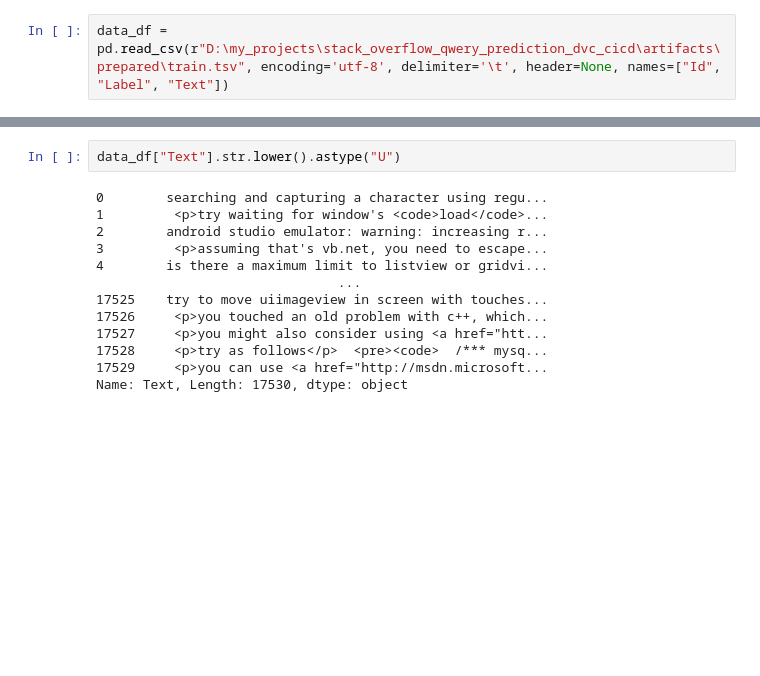
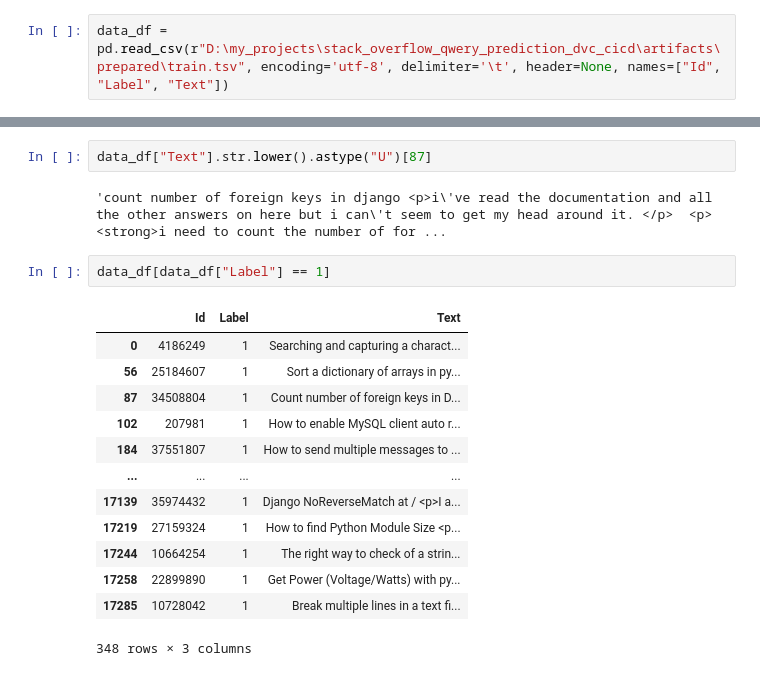
Before and after one commit to DaramNikhil/Stack-Overflow-Query-Prediction-cicd-dvc, a Jupyter notebook: notebook/stack_qwery.ipynb, the cells around one changed output, grey strips where cells are left out. Drawn from its saved outputs; the diff is of its cells as text; blank space fills up the shorter version.

Commit message:
data update

```diff
--- a/notebook/stack_qwery.ipynb
+++ b/notebook/stack_qwery.ipynb
@@ -85,15 +85,20 @@ data_df
 # %%
-data_df["Text"].str.lower().astype("U")
+data_df["Text"].str.lower().astype("U")[87]
 # %% [output]
-0        searching and capturing a character using regu...
-1         <p>try waiting for window's <code>load</code>...
-2        android studio emulator: warning: increasing r...
-3         <p>assuming that's vb.net, you need to escape...
-4        is there a maximum limit to listview or gridvi...
-                               ...
-17525    try to move uiimageview in screen with touches...
-17526     <p>you touched an old problem with c++, which...
-17527     <p>you might also consider using <a href="htt...
-17528     <p>try as follows</p>  <pre><code>  /*** mysq...
-17529     <p>you can use <a href="http://msdn.microsoft...
-Name: Text, Length: 17530, dtype: object
+'count number of foreign keys in django <p>i\'ve read the documentation and all the other answers on here but i can\'t seem to get my head around it. </p>  <p><strong>i need to count the number of for ...
+# %%
+data_df[data_df["Label"] == 1]
+# %% [output]
+|  | Id | Label | Text |
+| 0 | 4186249 | 1 | Searching and capturing a charact... |
+| 56 | 25184607 | 1 | Sort a dictionary of arrays in py... |
+| 87 | 34508804 | 1 | Count number of foreign keys in D... |
+| 102 | 207981 | 1 | How to enable MySQL client auto r... |
+| 184 | 37551807 | 1 | How to send multiple messages to ... |
+| ... | ... | ... | ... |
+| 17139 | 35974432 | 1 | Django NoReverseMatch at / <p>I a... |
+| 17219 | 27159324 | 1 | How to find Python Module Size <p... |
+| 17244 | 10664254 | 1 | The right way to check of a strin... |
+| 17258 | 22899890 | 1 | Get Power (Voltage/Watts) with py... |
+| 17285 | 10728042 | 1 | Break multiple lines in a text fi... |
+348 rows × 3 columns
```
Also changed, not shown: parts of 1 cell of this notebook, 6 other files.
